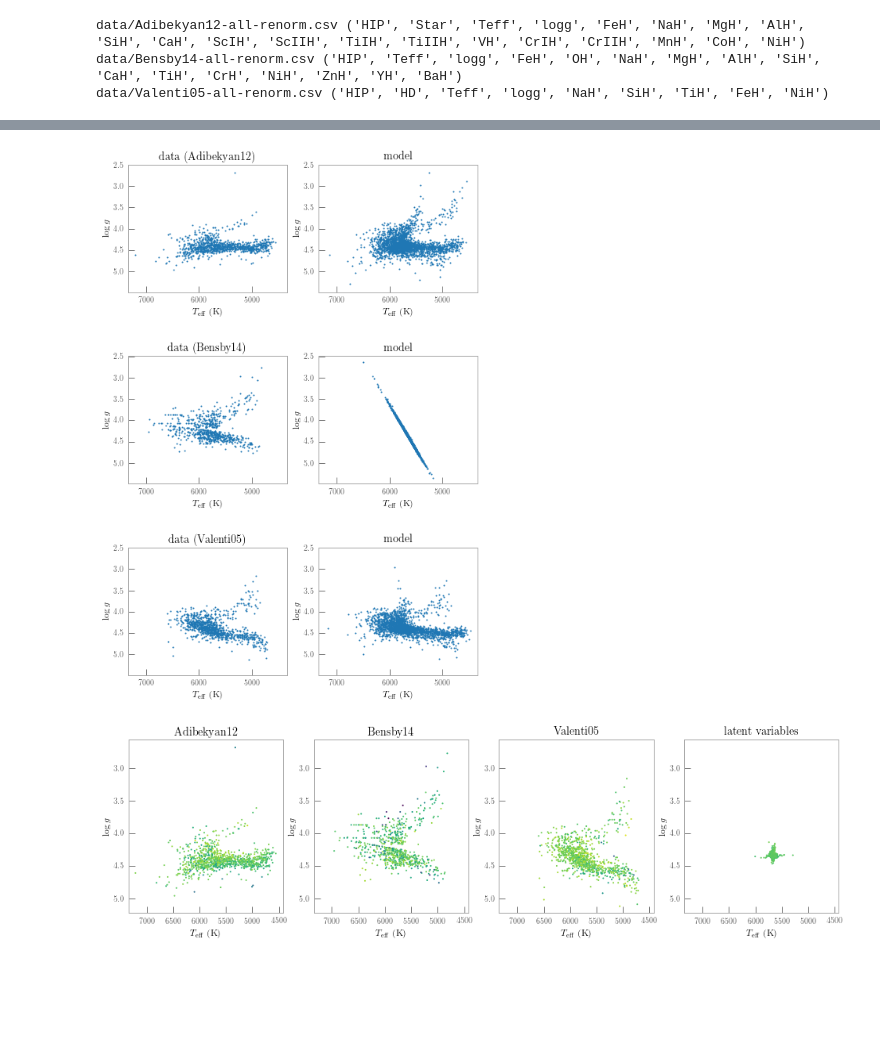
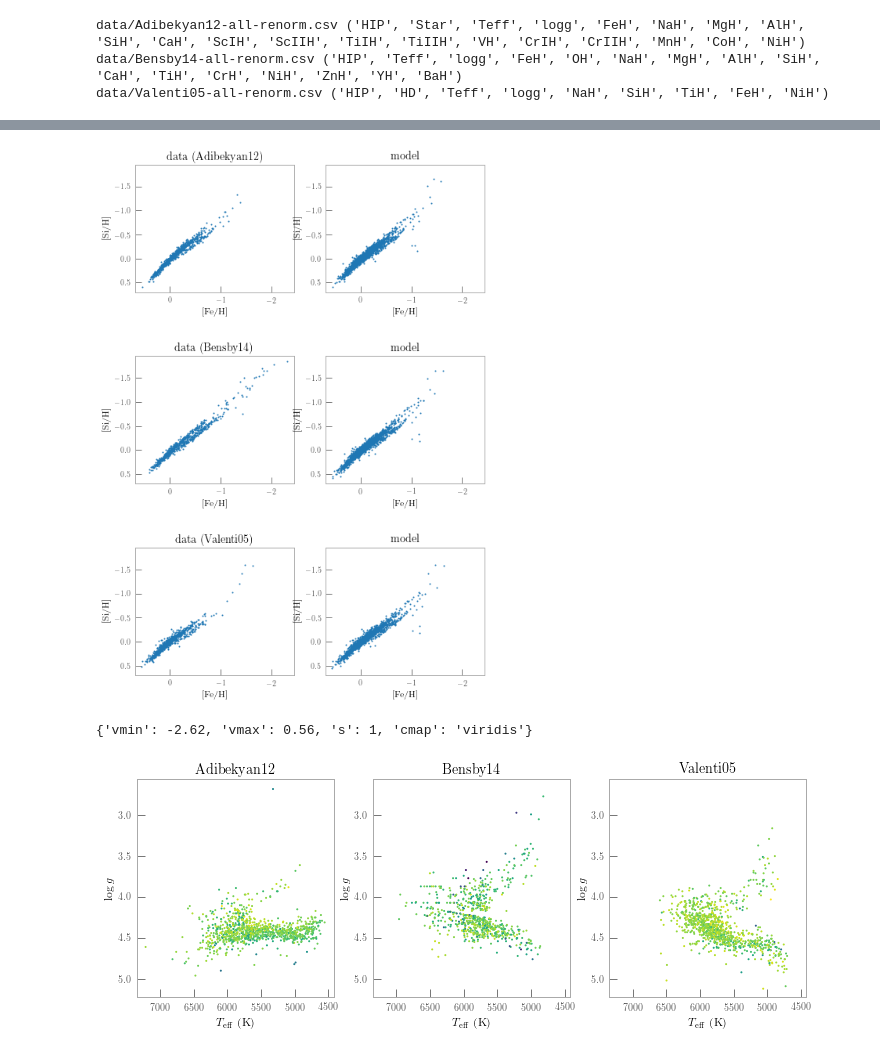
Before and after one commit to andycasey/uber-chemi-cal, a Jupyter notebook: hypatia-subset.ipynb, the cells around one changed output, grey strips where cells are left out. Saved outputs shown, nothing was run; the diff lists cells and outputs as text; code cells hidden in the pictures; blank space fills up the shorter version.

```diff
--- a/hypatia-subset.ipynb
+++ b/hypatia-subset.ipynb
@@ -50,4 +59,4 @@ for m, data in enumerate(survey_data):
 # set bad abundances as nans
 for d, label_name in enumerate(label_names):
     if label_name not in ("Teff", "logg"):
-        y[:, :, d][(y[:, :, d] >= 90)] = np.nan
+        y[:, :, d][(y[:, :, d] >= 50)] = np.nan
@@ -118,11 +160,11 @@ for m, jaxes in enumerate(axes):
 
     ax, xa = jaxes
 
-    x, y = (y_tilde[:, m, 0], y_tilde[:, m, 1])
-    missing = (x == 0) + (y == 0)
+    x_, y_ = (y_tilde[:, m, 0], y_tilde[:, m, 1])
+    missing = (x_ == 0) + (y_ == 0)
 
-    ax.scatter(x, y, **kwds)
-    ax.scatter(x[missing], y[missing], **missing_kwds)
+    ax.scatter(x_, y_, **kwds)
+    ax.scatter(x_[missing], y_[missing], **missing_kwds)
 
     ax.set_xlabel(latex_label_names[0])
     ax.set_ylabel(latex_label_names[1])
@@ -130,10 +172,10 @@ for m, jaxes in enumerate(axes):
     ax.set_ylim(ax.get_ylim()[::-1])
 
 
-    x, y = (y_tilde[:, m, 2], y_tilde[:, m, 3])
-    missing = (x == 0) + (y == 0)
-    xa.scatter(x, y, **kwds)
-    xa.scatter(x[missing], y[missing], **missing_kwds)
+    x_, y_ = (y_tilde[:, m, 2], y_tilde[:, m, 3])
+    missing = (x_ == 0) + (y_ == 0)
+    xa.scatter(x_, y_, **kwds)
+    xa.scatter(x_[missing], y_[missing], **missing_kwds)
 
     xa.set_xlabel(latex_label_names[2])
     xa.set_ylabel(latex_label_names[3])
@@ -181,6 +223,7 @@ op_kwds = dict(data=data, init=init, iter=10000)
 
 if strict:
     op_kwds.update(
+        init=init,
         iter=100000,
         tol_obj=7./3 - 4./3 - 1, # machine precision
         tol_grad=7./3 - 4./3 - 1, # machine precision
@@ -212,6 +299,6 @@ OrderedDict([('X', array([[-0.25587952,  0.09447576,  0.05242566,  0.04335799],
 # %%
 #  Plot model predictions compared to the data.
-xi, yi = range(2) # indices to plot.
+xi, yi = 2, 3 # indices to plot.
 
 fig, axes = plt.subplots(M, 2, figsize=(4 * 2, 4 * M))
 axes = np.array(axes)
@@ -223,9 +310,9 @@ for m in range(M):
                     y[:, m, yi],
                     s=1)
 
-    y_tilde = np.dot(p_opt["X"], p_opt["theta"][m]) * label_scales + label_means
-    ax_model.scatter(y_tilde[:, xi],
-                     y_tilde[:, yi],
+    y_tilde_ = np.dot(p_opt["X"], p_opt["theta"][m]) * label_scales + label_means
+    ax_model.scatter(y_tilde_[:, xi],
+                     y_tilde_[:, yi],
                      s=1)
 
     survey_reference = survey_data_paths[m].split("/")[1].split("-")[0]
@@ -246,44 +333,48 @@ for ax in axes.flatten():
     ax.set_xlabel(latex_label_names[xi])
     ax.set_ylabel(latex_label_names[yi])
 # %% [output]
-[figure, old version]
+[figure, new version]
 # %%
 # Plot the H-R diagram of labels from various surveys, and the inferred latent variables
 xi, yi, zi = range(3)
 
-z = np.hstack([y[:, :, zi].flatten(), p_opt["X"][:, zi].flatten()])
+X = p_opt["X"] * label_scales + label_means
+
+z = np.hstack([y[:, :, zi].flatten(), X[:, zi].flatten()])
 kwds = dict(vmin=np.nanmin(z), vmax=np.nanmax(z),
             s=1, cmap="viridis")
-
-K = M + 1
+kwds.update(vmin=np.nanmin(y[:, :, zi].flatten()),
+            vmax=np.nanmax(y[:, :, zi].flatten()))
+print(kwds)
+K = M
 fig, axes = plt.subplots(1, K, figsize=(4 * K, 4))
 
 for m, ax in enumerate(axes[:M]):
     ax.scatter(y[:, m, xi], y[:, m, yi], c=y[:, m, zi],
                **kwds)
 
     ax.set_xlabel(latex_label_names[xi])
     ax.set_ylabel(latex_label_names[yi])
 
     survey_reference = survey_data_paths[m].split("/")[1].split("-")[0]
     ax.set_title(r"\textrm{{{0}}}".format(survey_reference))
 
 xlim = np.hstack([ax.get_xlim() for ax in axes[:M]])
 ylim = np.hstack([ax.get_ylim() for ax in axes[:M]])
 xlim = (np.max(xlim), np.min(xlim))
 ylim = (np.max(ylim), np.min(ylim))
 
 
-X = p_opt["X"] * label_scales + label_means
 
-ax = axes[-1]
-ax.scatter(X[:, xi], X[:, yi], c=X[:, zi], **kwds)
-ax.set_title(r"\textrm{latent variables}")
+#ax = axes[-1]
+#ax.scatter(X[:, xi], X[:, yi], c=X[:, zi], **kwds)
+#ax.set_title(r"\textrm{latent variables}")
 
 for ax in axes:
     ax.set_xlim(xlim)
     ax.set_ylim(ylim)
     ax.set_xlabel(latex_label_names[xi])
     ax.set_ylabel(latex_label_names[yi])
 # %% [output]
+{'vmin': -2.62, 'vmax': 0.56, 's': 1, 'cmap': 'viridis'}
-[figure, old version]
+[figure, new version]
```
Also changed, not shown: parts of 19 cells of this notebook, 1 other file.
